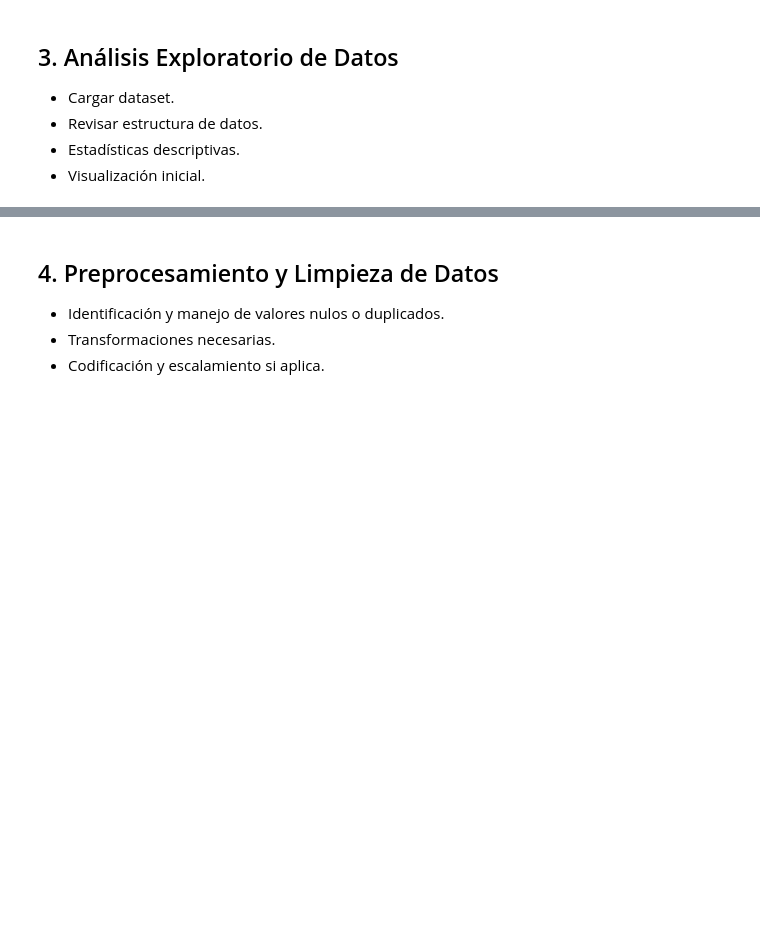
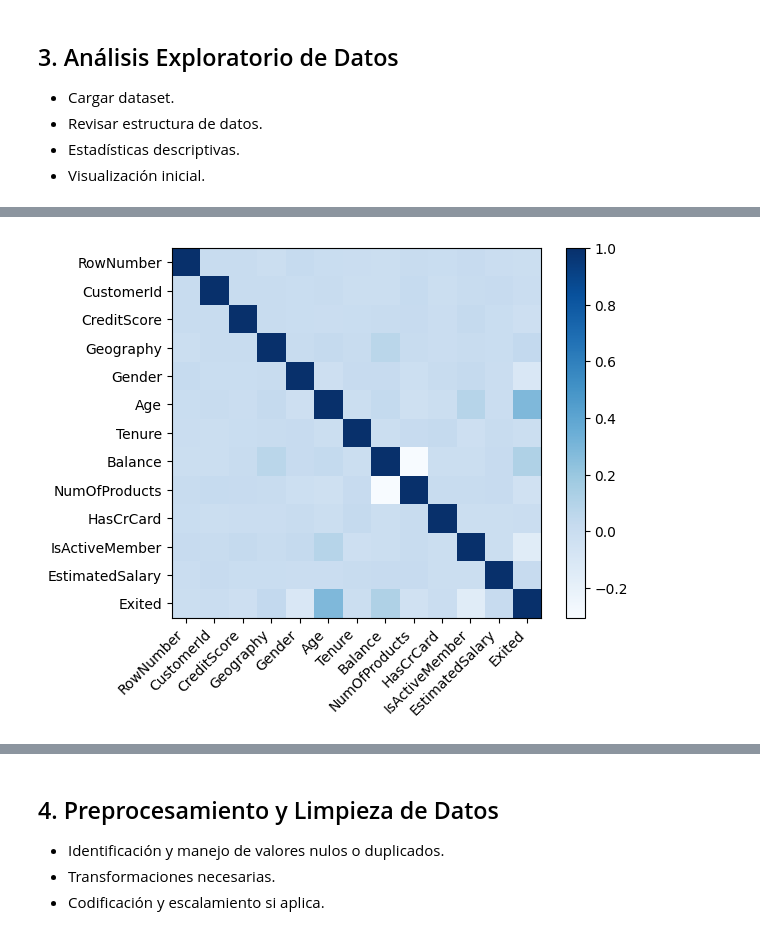
Before and after one commit to DarkinMC/CustomerChurn_Prediction_BankingSector_1AN-213_HAN_G4, a Jupyter notebook: Bank_customer_churn_pred.ipynb, the cells around one changed output, grey strips where cells are left out. Saved outputs shown, nothing was run; the diff lists cells and outputs as text; code cells hidden in the pictures; blank space fills up the shorter version.

```diff
--- a/Bank_customer_churn_pred.ipynb
+++ b/Bank_customer_churn_pred.ipynb
@@ -56,3 +57,4 @@ from sklearn.metrics import classification_report,accuracy_score
 # %%
 # Cargar datos
-a
+dfchurn = pd.read_csv('Churn_Modelling.csv')
+dfchurn.head()
@@ -58,0 +125,26 @@ a
+# %%
+dfchurn1=dfchurn.drop(['Surname'],axis='columns')
+label_encoder=LabelEncoder()
+dfchurn1["Geography"]=label_encoder.fit_transform(dfchurn1["Geography"])
+dfchurn1["Gender"]=label_encoder.fit_transform(dfchurn1["Gender"])
+
+matrix = dfchurn1.corr()
+# plotting correlation matrix
+plt.imshow(matrix, cmap='Blues')
+
+# adding colorbar
+plt.colorbar()
+
+# extracting variable names
+variables = []
+for i in matrix.columns:
+    variables.append(i)
+
+# Adding labels to the matrix
+plt.xticks(range(len(matrix)), variables, rotation=45, ha='right')
+plt.yticks(range(len(matrix)), variables)
+
+# Display the plot
+plt.show()
+# %% [output]
+[figure, added]
```
Also changed, not shown: parts of 32 cells of this notebook.
